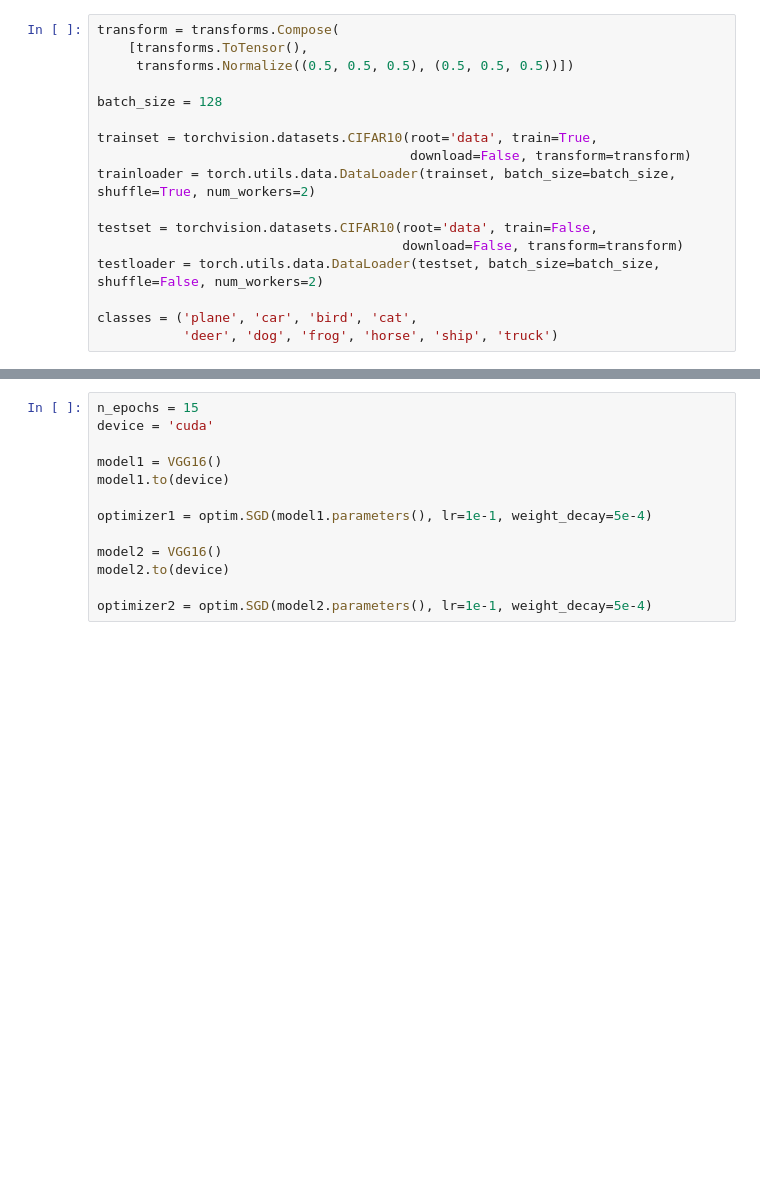
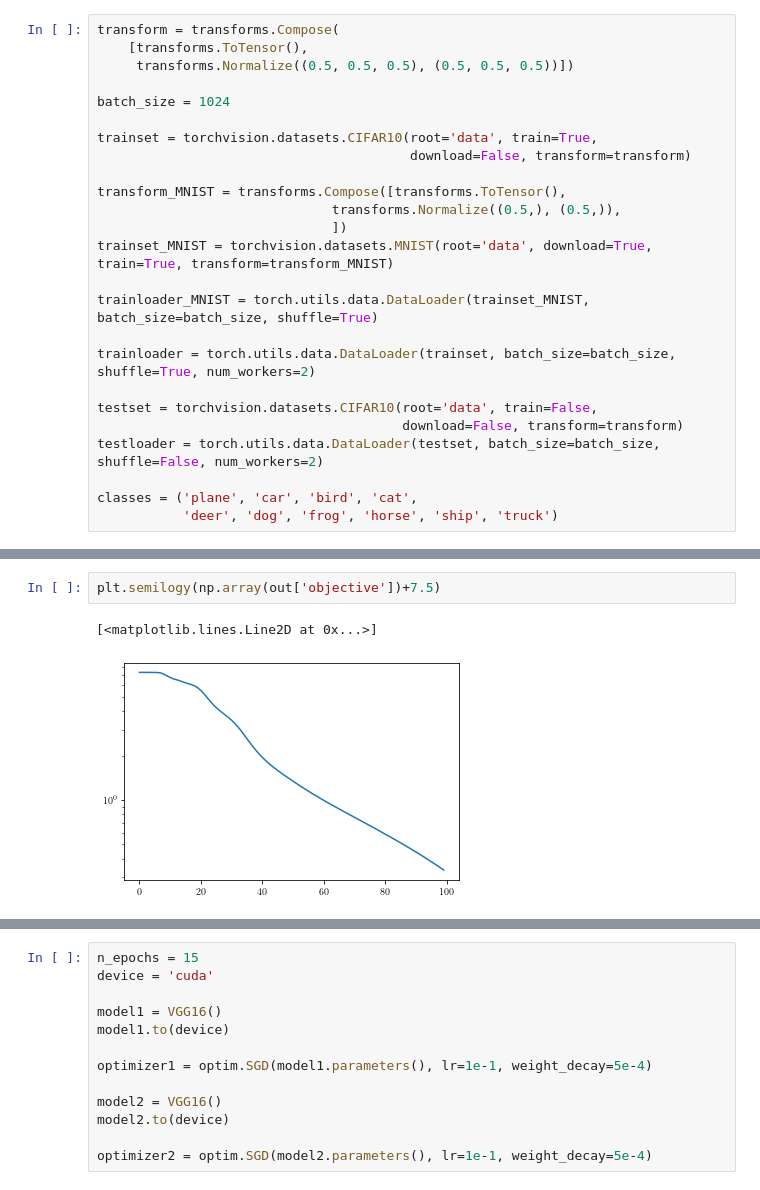
Before and after one commit to simonvary/landing-generalized-stiefel, a Jupyter notebook: test_resnet_cca.ipynb, the cells around one changed output, grey strips where cells are left out. Drawn from its saved outputs; the diff is of its cells as text; blank space fills up the shorter version.

```diff
--- a/test_resnet_cca.ipynb
+++ b/test_resnet_cca.ipynb
@@ -29,10 +29,18 @@ transform = transforms.Compose(
     [transforms.ToTensor(),
      transforms.Normalize((0.5, 0.5, 0.5), (0.5, 0.5, 0.5))])
 
-batch_size = 128
+batch_size = 1024
 
 trainset = torchvision.datasets.CIFAR10(root='data', train=True,
                                         download=False, transform=transform)
+
+transform_MNIST = transforms.Compose([transforms.ToTensor(),
+                              transforms.Normalize((0.5,), (0.5,)),
+                              ])
+trainset_MNIST = torchvision.datasets.MNIST(root='data', download=True, train=True, transform=transform_MNIST)
+
+trainloader_MNIST = torch.utils.data.DataLoader(trainset_MNIST, batch_size=batch_size, shuffle=True)
+
 trainloader = torch.utils.data.DataLoader(trainset, batch_size=batch_size, shuffle=True, num_workers=2)
 
 testset = torchvision.datasets.CIFAR10(root='data', train=False,
@@ -46,0 +135,5 @@ classes = ('plane', 'car', 'bird', 'cat',
+# %%
+plt.semilogy(np.array(out['objective'])+7.5)
+# %% [output]
+[<matplotlib.lines.Line2D at 0x...>]
+[figure, added]
```
Also changed, not shown: parts of 57 cells of this notebook, 6 other files.
